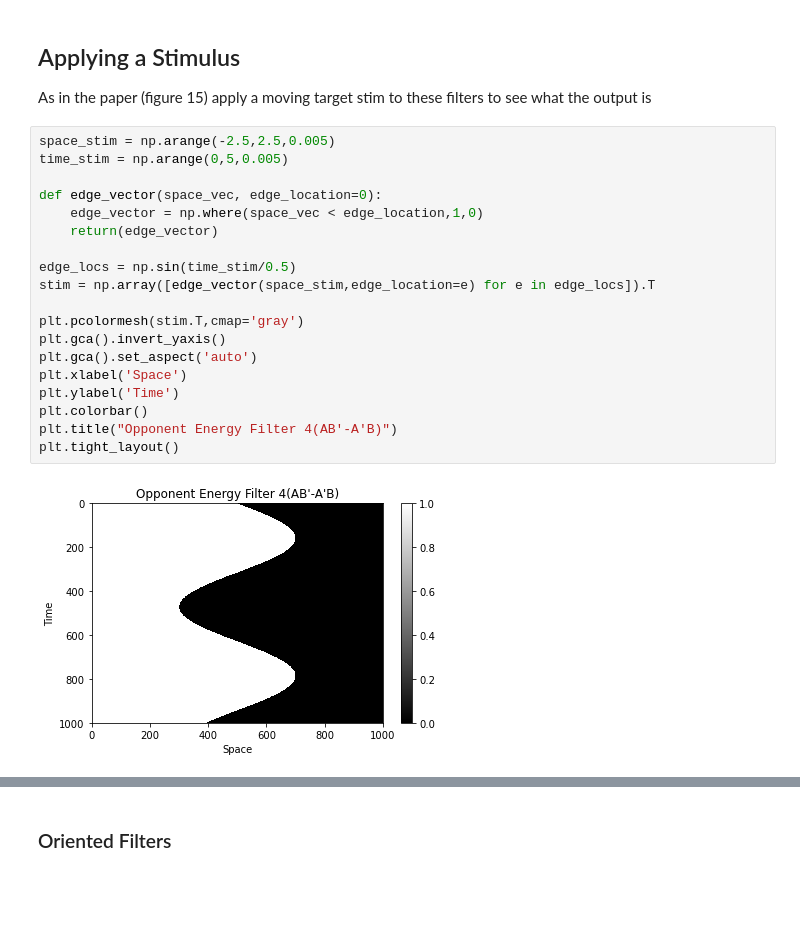
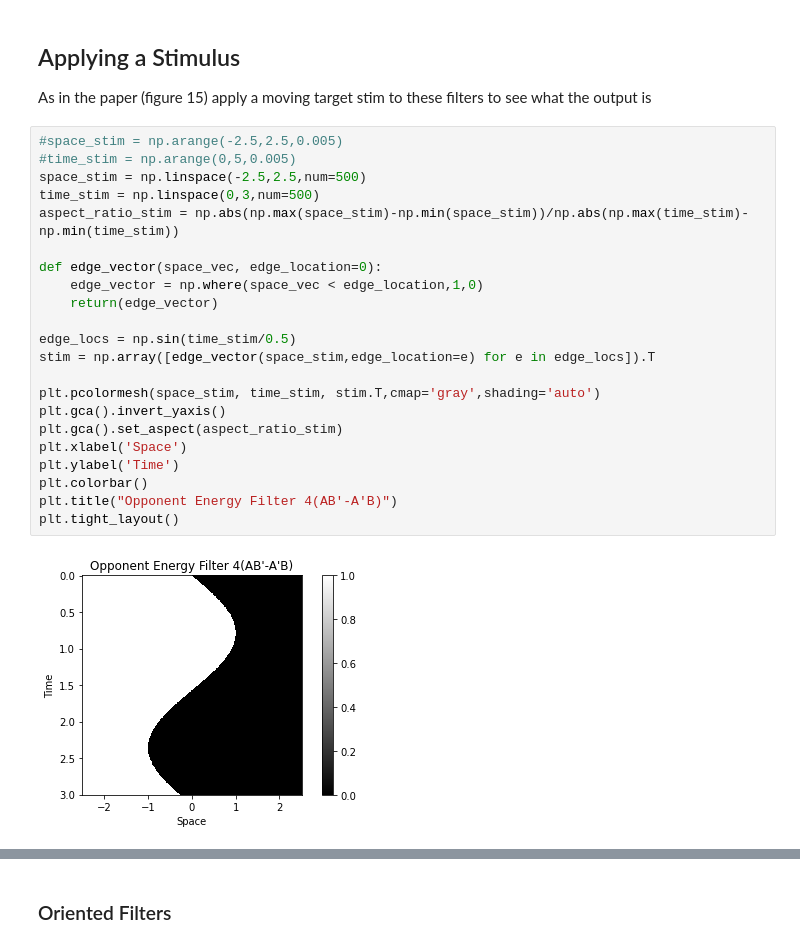
Before and after one commit to vdutell/linearfiltering, a Jupyter notebook: adelsonbergen1984.ipynb, the cells around one changed output, grey strips where cells are left out. Drawn from its saved outputs; the diff is of its cells as text; blank space fills up the shorter version.

```diff
--- a/adelsonbergen1984.ipynb
+++ b/adelsonbergen1984.ipynb
@@ -308,26 +317,29 @@ plt.show()
 ## Applying a Stimulus
 As in the paper (figure 15) apply a moving target stim to these filters to see what the output is
 # %%
-space_stim = np.arange(-2.5,2.5,0.005)
-time_stim = np.arange(0,5,0.005)
+#space_stim = np.arange(-2.5,2.5,0.005)
+#time_stim = np.arange(0,5,0.005)
+space_stim = np.linspace(-2.5,2.5,num=500)
+time_stim = np.linspace(0,3,num=500)
+aspect_ratio_stim = np.abs(np.max(space_stim)-np.min(space_stim))/np.abs(np.max(time_stim)-np.min(time_stim))
 
 def edge_vector(space_vec, edge_location=0):
     edge_vector = np.where(space_vec < edge_location,1,0)
     return(edge_vector)
 
 edge_locs = np.sin(time_stim/0.5)
 stim = np.array([edge_vector(space_stim,edge_location=e) for e in edge_locs]).T
 
-plt.pcolormesh(stim.T,cmap='gray')
+plt.pcolormesh(space_stim, time_stim, stim.T,cmap='gray',shading='auto')
 plt.gca().invert_yaxis()
-plt.gca().set_aspect('auto')
+plt.gca().set_aspect(aspect_ratio_stim)
 plt.xlabel('Space')
 plt.ylabel('Time')
 plt.colorbar()
 plt.title("Opponent Energy Filter 4(AB'-A'B)")
 plt.tight_layout()
 # %% [output]
-[figure, old version]
+[figure, new version]
 # %%
 stim.shape, a_minus_bp.shape
 # %% [output]
```
Also changed, not shown: parts of 10 cells of this notebook.
